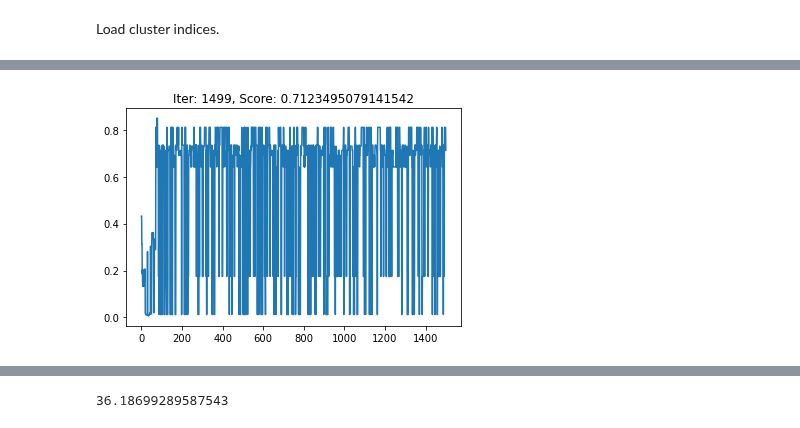
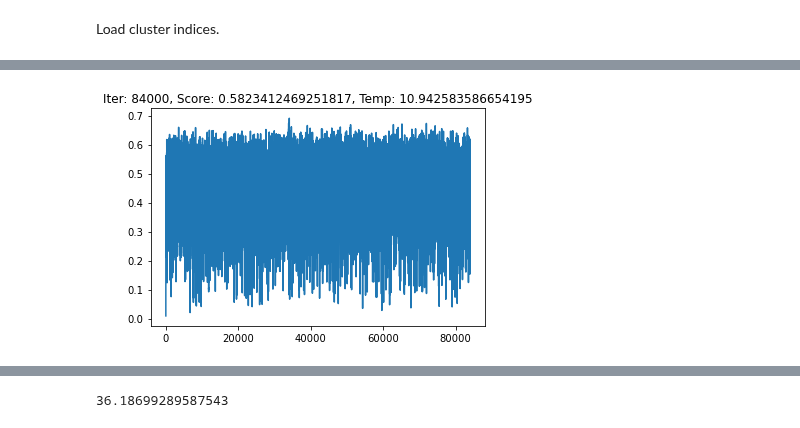
Before and after one commit to wzetto/MATools, a Jupyter notebook: CE_MC/cluster_ce_msad.ipynb, the cells around one changed output, grey strips where cells are left out. Cells and saved outputs as stored; diff of their text form; code cells hidden in the pictures.

Commit message:
modified:   CE_MC/__pycache__/sub_func_ce.cpython-39.pyc 	modified:   CE_MC/cluster_ce_msad.ipynb 	modified:   CE_MC/cluster_ind.ipynb

```diff
--- a/CE_MC/cluster_ce_msad.ipynb
+++ b/CE_MC/cluster_ce_msad.ipynb
@@ -545,13 +691,13 @@ f_pair.summary()
 
 Find the optimal set of clusters
 # %%
-ce_ = CE(ind_1nn, ind_2nn, ind_3nn, ind_4nn,
-        ind_qua1nn, ind_qua1nn2nn,
-        ind_trip1nn, ind_trip1nn2nn, ind_trip1nn2nn3nn,
-        ind_1nn_pbc, ind_2nn_pbc, ind_3nn_pbc, ind_4nn_pbc,
-        ind_qua1nn_pbc, ind_qua1nn2nn_pbc,
-        ind_trip1nn_pbc, ind_trip1nn2nn_pbc, ind_trip1nn2nn3nn_pbc,
-        ind_raw)
+# ce_ = CE(ind_1nn, ind_2nn, ind_3nn, ind_4nn,
+#         ind_qua1nn, ind_qua1nn2nn,
+#         ind_trip1nn, ind_trip1nn2nn, ind_trip1nn2nn3nn,
+#         ind_1nn_pbc, ind_2nn_pbc, ind_3nn_pbc, ind_4nn_pbc,
+#         ind_qua1nn_pbc, ind_qua1nn2nn_pbc,
+#         ind_trip1nn_pbc, ind_trip1nn2nn_pbc, ind_trip1nn2nn3nn_pbc,
+#         ind_raw)
 
 def extract_weight(ind_rangeL, ind_rangeU, embed, atom_num):
     weight_list, msad_list = [], []
@@ -606,8 +752,8 @@ extract_weight(1, 401, embed_list, atom_num=32)
 def temp(temp_0, t, tau):
     return temp_0*np.exp(-t/tau)
 
-t = np.linspace(0, 1500, 3000)
-temp_ = temp(1000, t, 200)
+t = np.linspace(0, 100000, 20000)
+temp_ = temp(12000, t, 12000)
 
 plt.plot(t, temp_)
 plt.title(f'Final temp.: {temp_[-1]} K')
@@ -650,6 +933,22 @@ ind_raw = np.load('/media/wz/7AD631A4D6316195/Projects/mc_pure_qua/fcc_32/ind_ra
 # %%
-trial_step = 1500
-embed_val = np.array([1,1,0,0,0,0,0,0,0,])
+#* Let the temperature decay
+temp_0 = 12000
+temp = temp_0
+tau = 12000
+def temp_d(temp_0, t, tau):
+    return temp_0*np.exp(-t/tau)
+
+#* Extract the effective weight according to the embedding list
+def embed_extra(weight, embed_list, lookbook,):
+    false_ind = np.where(embed_list==0)[0]
+    delete_ind = np.concatenate(embed_book[false_ind], axis=0)
+    weight_ = np.delete(weight, delete_ind, axis=1)
+    return weight_
+
+trial_step = 100000
+#* Initialize the embedding list.
+embed_val = np.zeros(25)
+weight_list_r = embed_extra(weight_list, embed_val, embed_book)
 
 #* Best embedding list corresponding to the highest CV-score.
 def embed_chosen(list, score, pop_size=10):
@@ -662,62 +961,49 @@ def embed_chosen(list, score, pop_size=10):
         list, score = list[high10_index], score[high10_index]
     return list.tolist(), score.tolist()
 
 chosen_embed = []
 chosen_score = []
 best_score = 0
 
 len_embed = len(embed_val)
 score_ = 0
-
 score_list = []
-embed_type = [
-    'pair1',
-    'pair2',
-    'pair3',
-    'pair4',
-    'tri111',
-    'tri112',
-    'tri123',
-    'qua111111',
-    'qua111112',]
-
-#* Let the temperature dacay
-temp = 1000
-def temp_d(temp_0, t, tau):
-    return temp_0*np.exp(-t/tau)
 
 for i in range(trial_step):
-    if np.random.rand() < 0.5:
-        random_ind = np.random.randint(1, len_embed) #* Always keep the 1nn pair.
-        val = embed_val[random_ind]
-        embed_val_ = embed_val.copy()
-        #* Flip the encoding from 0 -> 1 or 1 -> 0
-        embed_val_[random_ind] = np.abs(val-1)
 
-    embed_list = dict(zip(embed_type, embed_val_))
-    msad_list, weight_list = extract_weight(1, 401, embed_list, atom_num=32)
+    random_ind = np.random.randint(0, len_embed) #* Always keep the 1nn pair.
+    val = embed_val[random_ind]
+    embed_val_ = embed_val.copy()
+    #* Flip the encodes from 0 -> 1 or 1 -> 0
+    embed_val_[random_ind] = np.abs(val-1)
 
-    clf = RidgeCV(alphas=np.logspace(-2, 1, 10)).fit(weight_list, msad_list.reshape(-1,1))
-    score = clf.score(weight_list, msad_list.reshape(-1,1))
+    weight_list_n = embed_extra(weight_list, embed_val_, embed_book)
+    # embed_list = dict(zip(embed_type, embed_val_.astype(bool)))
+    # msad_list, weight_list = extract_weight(1, 401, embed_list, atom_num=32)
+
+    clf = RidgeCV(alphas=np.logspace(-2, 1, 10)).fit(weight_list_n, msad_list.reshape(-1,1))
+    score = clf.score(weight_list_n, msad_list.reshape(-1,1))
 
     if score >= best_score:
         best_score = score.copy()
-        chosen_embed.append(embed_list.tolist())
+        chosen_embed.append(embed_val_.tolist())
         chosen_score.append(score)
         #* Return the chosen one(s)
         chosen_embed, chosen_score = embed_chosen(chosen_embed, chosen_score)
 
     if np.random.rand()<np.min([1,np.exp((score-score_)/temp)]):
         embed_val = embed_val_
         score_ = score
 
     #* Temp decay
-    temp = temp_d(temp, i, 200)
+    temp = temp_d(temp_0, i, tau)
 
     clear_output(True)
-    plt.plot(score_list)
-    plt.title(f'Iter: {i}, Score: {score}')
+    score_list.append(score)
+    if i%1000 == 0:
+        plt.plot(score_list)
+        plt.title(f'Iter: {i}, Score: {score}, Temp: {temp}')
 
-    plt.show()
+        plt.show()
 # %% [output]
-[figure, old version]
+[figure, new version]
```
Also changed, not shown: parts of 8 cells of this notebook, 1 other file.
